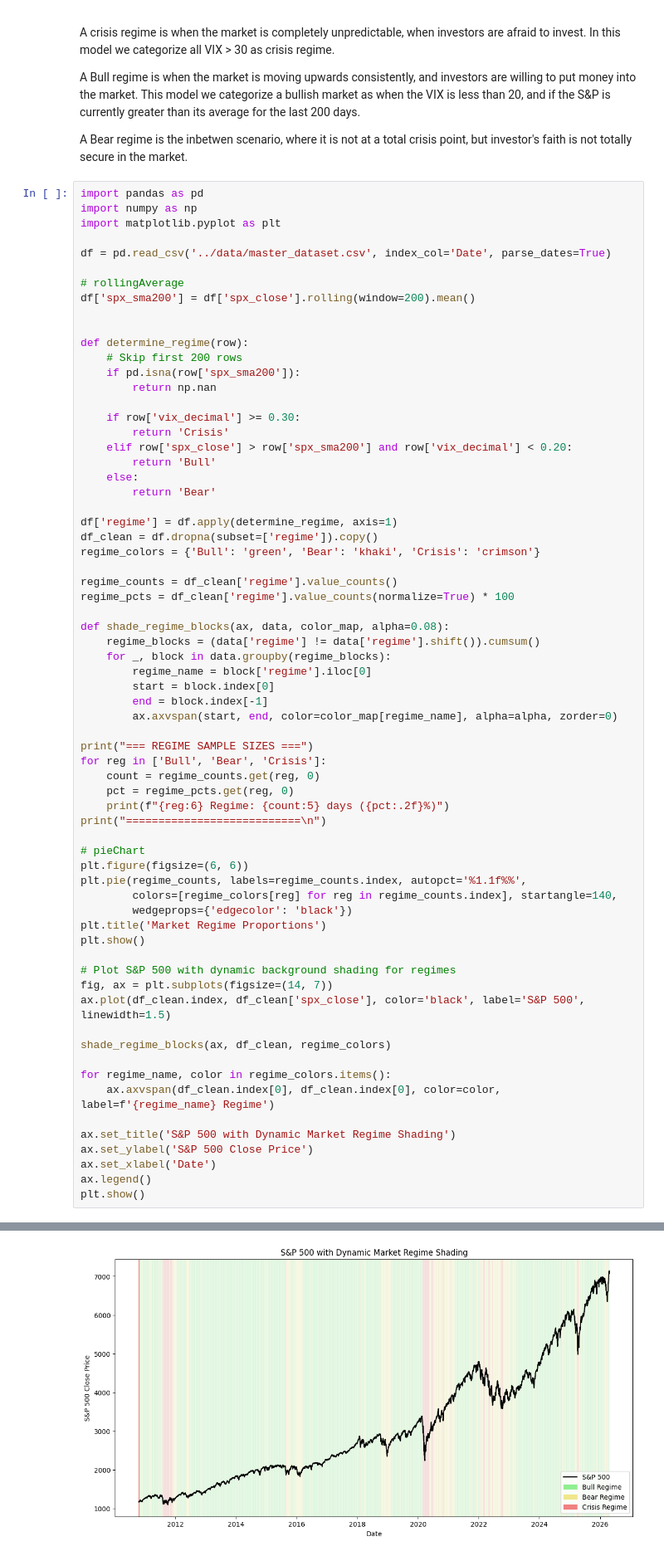
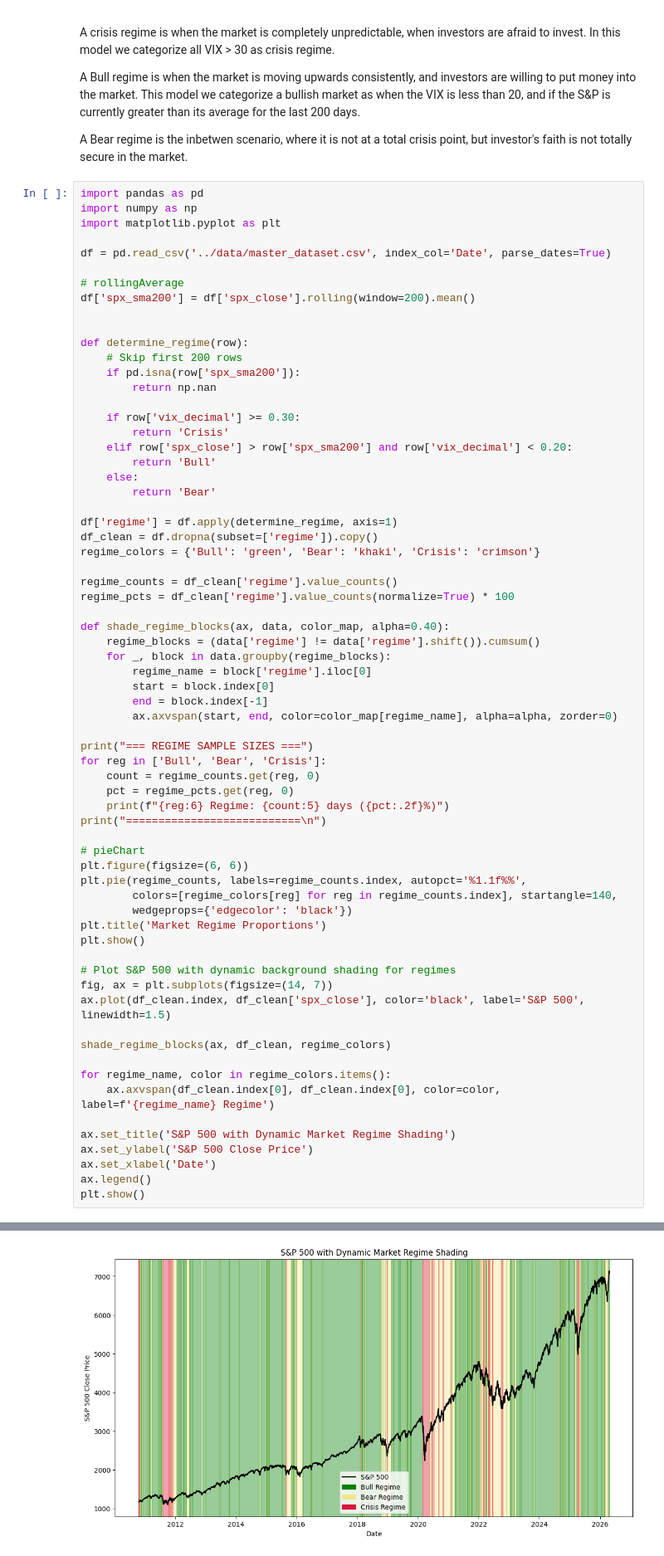
Before and after one commit to HarshaMatta/VolatilityRiskPremium, a Jupyter notebook: notebooks/04_regime_analysis.ipynb, the cells around one changed output, grey strips where cells are left out. Shown at 83% size. Saved outputs shown, nothing was run; the diff lists cells and outputs as text.

```diff
--- a/notebooks/04_regime_analysis.ipynb
+++ b/notebooks/04_regime_analysis.ipynb
@@ -38,7 +38,7 @@ regime_colors = {'Bull': 'green', 'Bear': 'khaki', 'Crisis': 'crimson'}
 regime_counts = df_clean['regime'].value_counts()
 regime_pcts = df_clean['regime'].value_counts(normalize=True) * 100
 
-def shade_regime_blocks(ax, data, color_map, alpha=0.08):
+def shade_regime_blocks(ax, data, color_map, alpha=0.40):
     regime_blocks = (data['regime'] != data['regime'].shift()).cumsum()
     for _, block in data.groupby(regime_blocks):
         regime_name = block['regime'].iloc[0]
@@ -85,4 +85,4 @@ Crisis Regime:   233 days (5.97%)
-[figure, old version]
+[figure, new version]
 # %% [markdown]
 **Win Rate**
 
```
Also changed, not shown: parts of 2 cells of this notebook, 9 other files.
